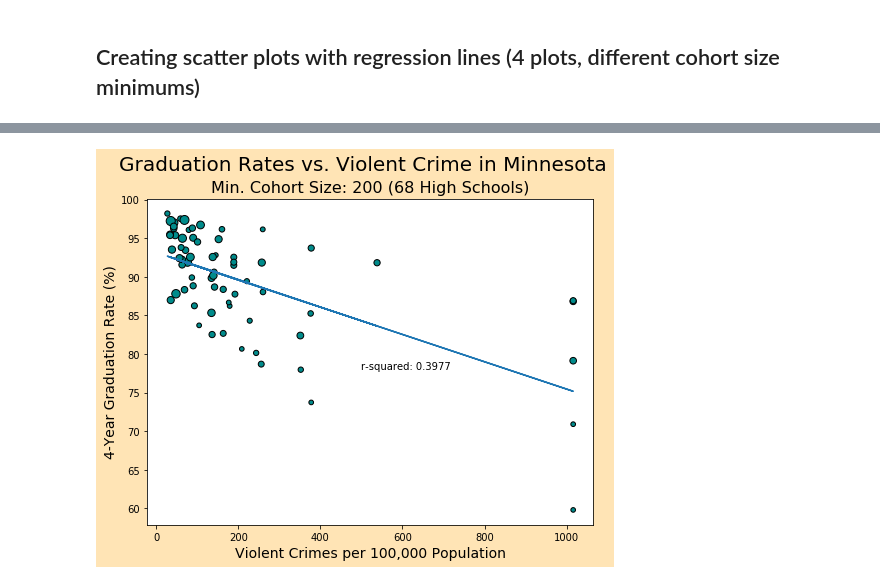
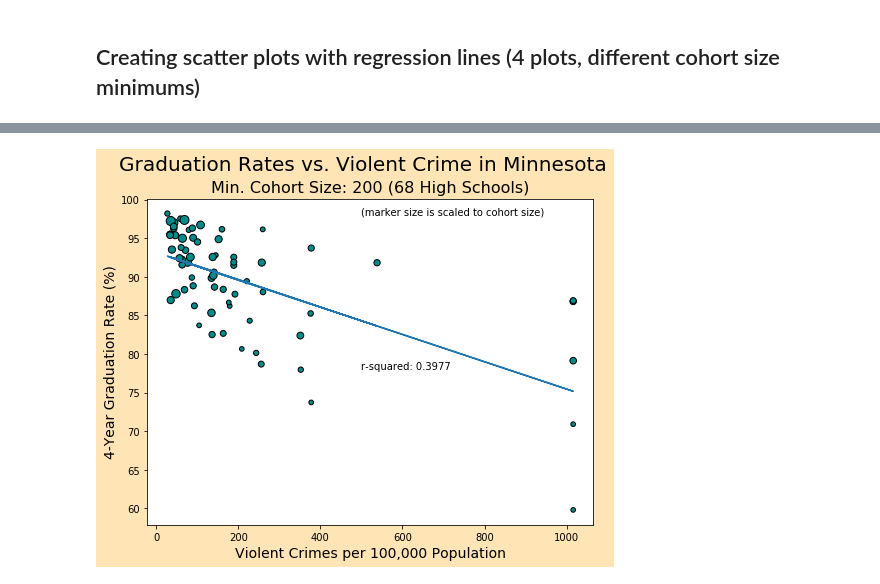
Before and after one commit to alvern/Group_Project_Grad_Rates, a Jupyter notebook: Jack_Notebook.ipynb, the cells around one changed output, grey strips where cells are left out. Saved outputs shown, nothing was run; the diff lists cells and outputs as text; code cells hidden in the pictures.

```diff
--- a/Jack_Notebook.ipynb
+++ b/Jack_Notebook.ipynb
@@ -380,31 +383,33 @@ grad_rates = school_crime['Four Year Percent']
 # scale marker size by cohort size
 fig, ax = plt.subplots(figsize = (8,6), facecolor="moccasin")
 
 plt.scatter(violent_crime,
            grad_rates,
            s=school_crime['Four Year Total']/10,
            color='darkcyan',
            edgecolors='black')
 
 # get linear regression curve
 line = linregress(school_crime['Violent Crime Rate'],
            school_crime['Four Year Percent'])
 
 linear_fit = line.slope * violent_crime + line.intercept
 
 plt.plot(violent_crime, linear_fit)
 
 # label axes
 ax.set_xlabel("Violent Crimes per 100,000 Population", fontsize=14)
 ax.set_ylabel("4-Year Graduation Rate (%)", fontsize=14)
 
 # give title; also subtitle including min cohort setting and number of schools included
 plt.suptitle(f'Graduation Rates vs. Violent Crime in Minnesota', fontsize=20)
 plt.title(f'Min. Cohort Size: {min_cohort} ({school_crime.City.count()} High Schools)', fontsize=16)
 
+# Make annotations
 plt.annotate(f"r-squared: {round(line.rvalue **2, 4)}", (500, 78), color='black')
+plt.annotate("(marker size is scaled to cohort size)", (500, 98))
 
 plt.savefig("Resources/Output_Images/MN_Grad_Rates_vs_Violent_Crime_Cohort-200.png")
 plt.show()
 # %% [output]
-[figure, old version]
+[figure, new version]
```
Also changed, not shown: parts of 4 cells of this notebook, 4 other files.
